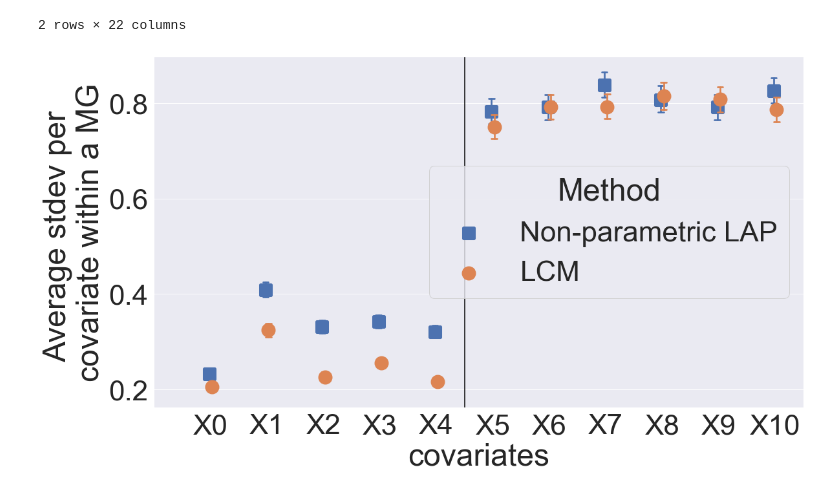
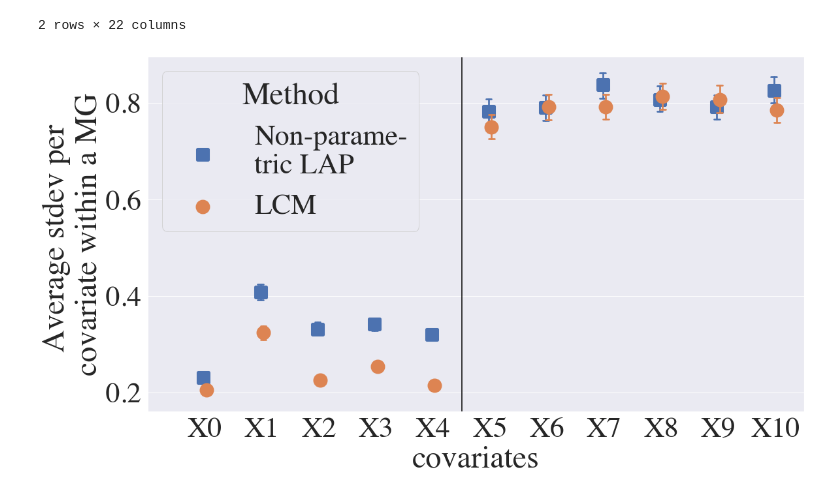
Before and after one commit to kattasa/variable_imp_matching, a Jupyter notebook: lcm_aug_pgm.ipynb, the cells around one changed output. Cells and saved outputs as stored; diff of their text form; code cells hidden in the pictures.

Commit message:
font change in lap results

```diff
--- a/lcm_aug_pgm.ipynb
+++ b/lcm_aug_pgm.ipynb
@@ -14,5 +14,11 @@ from sklearn.model_selection import train_test_split, KFold
 from sklearn.metrics import accuracy_score
 import warnings
 import seaborn as sns
+import matplotlib
+
+matplotlib.rcParams["mathtext.fontset"] = "custom"
+matplotlib.rcParams["mathtext.rm"] = "Bitstream Vera Sans"
+matplotlib.rcParams["mathtext.it"] = "Bitstream Vera Sans:italic"
+matplotlib.rcParams["mathtext.bf"] = "Bitstream Vera Sans:bold"
 
 warnings.filterwarnings("ignore")
@@ -81,7 +90,7 @@ combo_cates_gbt = mg.apply(lcm_cates, df=df_est, lcm=lcm, axis=1)
 cates = lcm.CATE(df_estimation=df_est, k=1, diameter_prune=None)
 cate_df = pd.DataFrame(cates)
 # %%
-sns.set(font_scale=4)
+sns.set(font_scale=4, font="times")
 fig, ax = plt.subplots(figsize=(20, 10))
 df_res = pd.DataFrame()
 df_res["Linear LAP"] = np.abs(combo_cates_lin - df_true["TE"])
@@ -140,7 +149,7 @@ df_std_aug = (
     pd.DataFrame(std_aug, columns=df_est.drop(columns=["Y", "T"]).columns)
     .stack()
     .reset_index()
-    .assign(Method=lambda x: "Non-parametric LAP")
+    .assign(Method=lambda x: "Non-parame-\ntric LAP")
     .rename(
         columns={0: "avg. stdev per covariate within a MG", "level_1": "covariates"}
     )
@@ -155,26 +164,26 @@ df_std_lcm = (
     )
 )
 # %%
-sns.set(font_scale=4)
+sns.set(font_scale=4, font="times")
 fig, ax = plt.subplots(figsize=(18, 10))
 sns.pointplot(
     x="covariates",
     y="avg. stdev per covariate within a MG",
     data=df_std_aug.append(df_std_lcm),
     join=False,
     hue="Method",
     dodge=True,
     scale=2.5,
     capsize=0.1,
     markers=["s", "o"],
 )
 plt.axvline(4.5, c="black")
 # plt.xticks(
 #     np.arange(0, len(df_est.loc[a].std().drop(["Y", "T"]).index)),
 #     df_est.loc[a].std().drop(["Y", "T"]).index,
 # )
 ax.set_xlim(-1, 10.5)
 plt.ylabel("Average stdev per \ncovariate within a MG")
 plt.savefig("aug_pgm_matched_tight.png")
 # %% [output]
-[figure, old version]
+[figure, new version]
```
Also changed, not shown: parts of 2 cells of this notebook, 2 other files.
